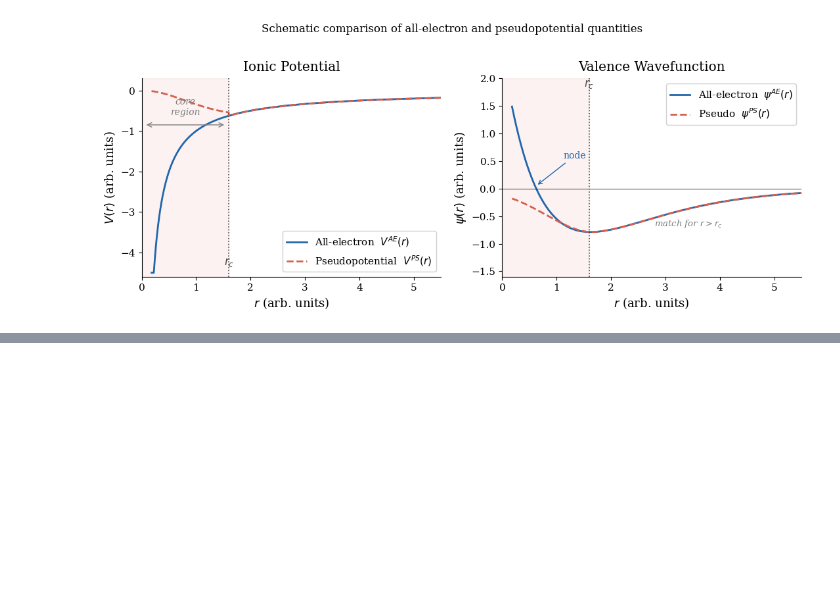
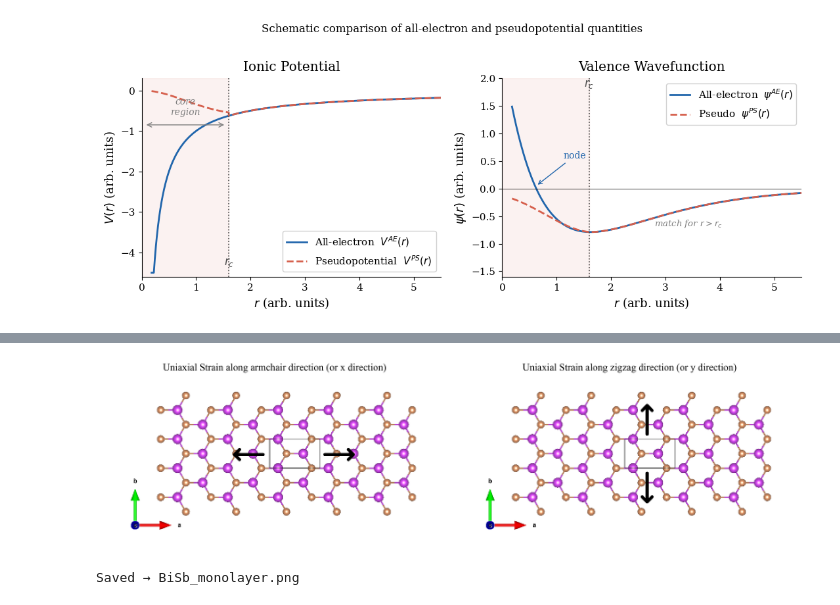
Before and after one commit to Lactuka/Thesis, a Jupyter notebook: test.ipynb, the cells around one changed output, grey strips where cells are left out. Cells and saved outputs as stored; diff of their text form; code cells hidden in the pictures; blank space fills up the shorter version.

```diff
--- a/test.ipynb
+++ b/test.ipynb
@@ -680,0 +744,69 @@ Saved.
+# %%
+from PIL import Image
+import matplotlib.pyplot as plt
+import numpy as np
+
+im1 = Image.open("tetragonal.png")
+
+fig, ax = plt.subplots(1, 2, figsize=(16, 8), dpi=400)
+
+ax[0].imshow(im1)
+ax[1].imshow(im1)
+ax[0].axis("off")
+ax[1].axis("off")
+
+
+def draw_arrow(ax, start, angle_deg, color="black", lw=5, length=90,
+               head_width=8, head_length=8):
+    """
+    Draw a single-headed arrow from a start point in a given direction.
+
+    Parameters
+    ----------
+    ax         : matplotlib Axes
+    start      : (x, y) tuple — starting point in pixel coordinates
+    angle_deg  : direction angle in degrees (0=right, 90=up, 180=left, 270=down)
+    color      : arrow color
+    lw         : line width
+    length     : fixed arrow length in pixels
+    head_width : width of the arrowhead
+    head_length: length of the arrowhead
+    """
+    x1, y1 = start
+    angle_rad = np.radians(angle_deg)
+    x2 = x1 + length * np.cos(angle_rad)
+    y2 = y1 - length * np.sin(angle_rad)  # minus because y-axis is flipped in image coords
+
+    ax.annotate("", xy=(x2, y2), xytext=(x1, y1),
+                xycoords="data", textcoords="data",
+                arrowprops=dict(
+                    arrowstyle=f"->,head_width={head_width/10:.2f},head_length={head_length/10:.2f}",
+                    color=color,
+                    lw=lw
+                ))
+
+
+h1, w1 = np.array(im1).shape[:2]
+
+# ── Image dimensions ────────────────────────────────────────────────────────
+cx, cy = w1 * 0.64, h1 * 0.46
+draw_arrow(ax[0], (cx, cy), 0)    # →
+
+cx, cy = w1 * 0.47, h1 * 0.46
+draw_arrow(ax[0], (cx, cy), 180)  # ←
+
+cx, cy = w1 * 0.55, h1 * 0.35
+draw_arrow(ax[1], (cx, cy), 90)   # ↑
+
+cx, cy = w1 * 0.55, h1 * 0.56
+draw_arrow(ax[1], (cx, cy), 270)  # ↓
+
+ax[0].set_title("Uniaxial Strain along armchair direction (or x direction)",fontsize = 16, fontname='Times New Roman')
+ax[1].set_title("Uniaxial Strain along zigzag direction (or y direction)",fontsize = 16, fontname='Times New Roman')
+plt.tight_layout()
+plt.savefig("uniaxial-application.png", bbox_inches="tight", dpi=400)
+plt.show()
+print("Saved → BiSb_monolayer.png")
+# %% [output]
+[figure, added]
+Saved → BiSb_monolayer.png
```
Also changed, not shown: parts of 2 cells of this notebook, 21 other files.
